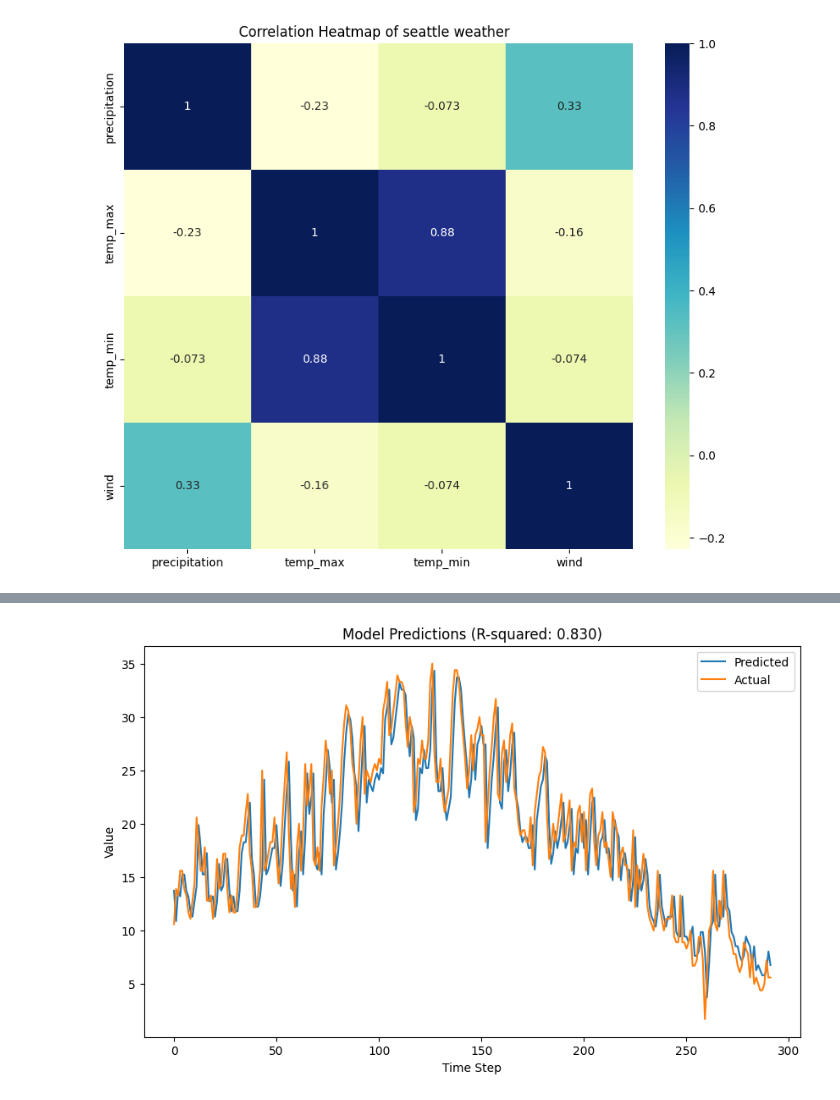
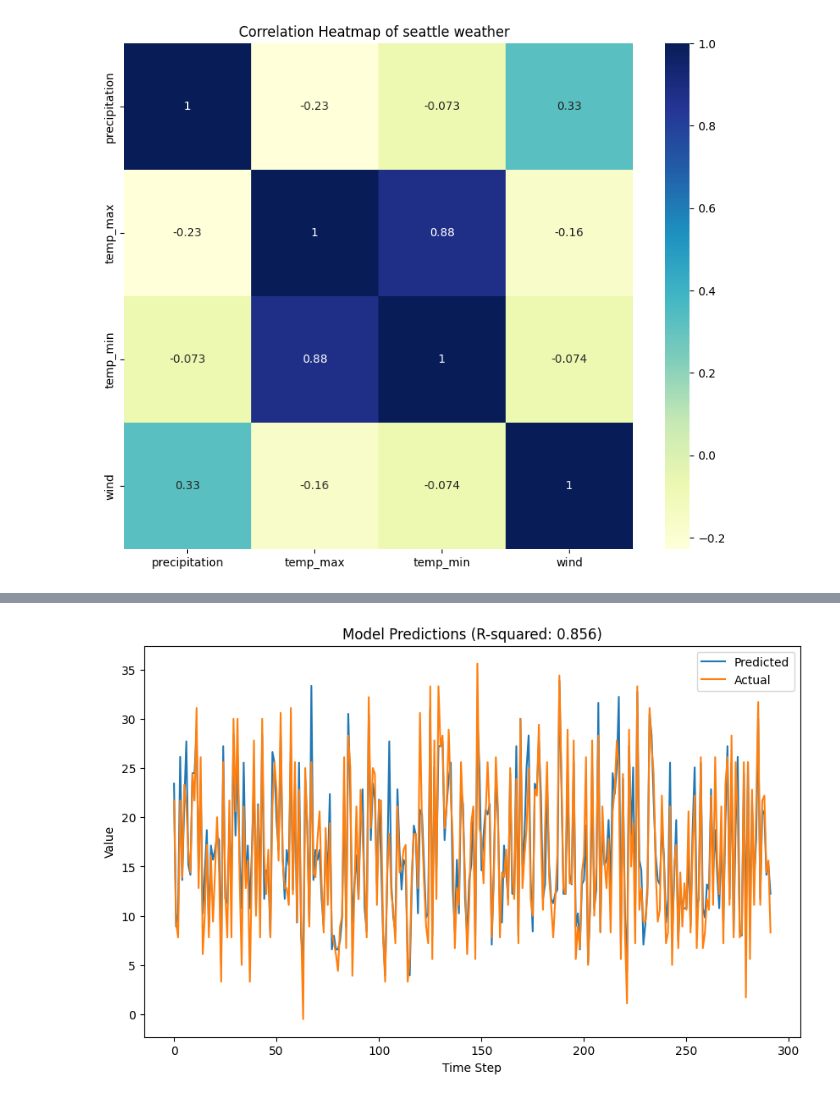
Before and after one commit to joshIsac/DeepLearningLab, a Jupyter notebook: 2348523_DL_lab_9_LSTM.ipynb, the cells around one changed output, grey strips where cells are left out. Saved outputs shown, nothing was run; the diff lists cells and outputs as text; code cells hidden in the pictures.

```diff
--- a/2348523_DL_lab_9_LSTM.ipynb
+++ b/2348523_DL_lab_9_LSTM.ipynb
@@ -63,3 +50,6 @@ weather_data.describe()
 | 50% | 0.000000 | 15.600000 | 8.300000 | 3.000000 |
 | 75% | 2.800000 | 22.200000 | 12.200000 | 4.000000 |
 | max | 55.900000 | 35.600000 | 18.300000 | 9.500000 |
+# %%
+weather_data=pd.DataFrame(weather_data)
+weather_data.head()
@@ -157,19 +154,22 @@ data = data.resample('D').mean().fillna(method='ffill')
 scaler = MinMaxScaler()
 data_scaled = scaler.fit_transform(data)
 # %%
+from sklearn.model_selection import train_test_split
+
+# Define your data and lookback
 lookback = 1
-X,y = [], []
+X, y = [], []
 
+# Generate X and y
 for i in range(len(data_scaled) - lookback):
     X.append(data_scaled[i:i+lookback])
     y.append(data_scaled[i+lookback])
 
+# Convert X and y to numpy arrays
 X, y = np.array(X), np.array(y)
 
-# Split data into train and test sets
-split = int(0.8 * len(data_scaled))
-X_train, X_test = X[:split], X[split:]
-y_train, y_test = y[:split], y[split:]
+# Split the data into train and test sets
+X_train, X_test, y_train, y_test = train_test_split(X, y, test_size=0.2, random_state=42)
 # %%
 # Import necessary libraries
 import tensorflow as tf
@@ -187,7 +187,7 @@ model.add(Dense(units=1))
 model.compile(optimizer='adam', loss='mean_squared_error')
 
 # Train the model
-history = model.fit(X_train, y_train, epochs=25, batch_size=32)
+history = model.fit(X_train, y_train, epochs=25, batch_size=32,validation_data=(X_test, y_test))
 
 # Evaluate the model on the test set
 test_loss = model.evaluate(X_test, y_test)
@@ -234 +234 @@ R-squared: 0.8295
-[figure, old version]
+[figure, new version]
```
Also changed, not shown: parts of 5 cells of this notebook.
